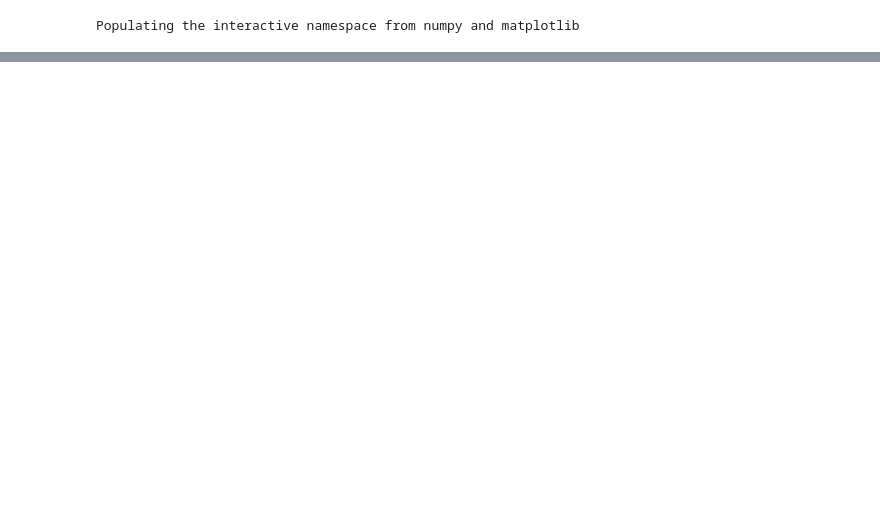
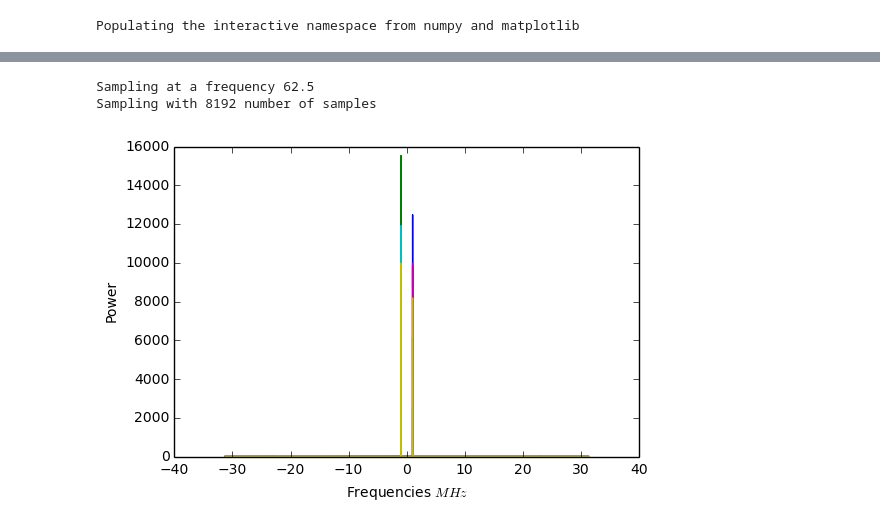
Before and after one commit to ahermosillo/ugastro121, a Jupyter notebook: aquariusLab2/Lab2_tests.ipynb, the cells around one changed output, grey strips where cells are left out. Drawn from its saved outputs; the diff is of its cells as text; code cells hidden in the pictures; blank space fills up the shorter version.

Commit message:
improved collect_data and test

```diff
--- a/aquariusLab2/Lab2_tests.ipynb
+++ b/aquariusLab2/Lab2_tests.ipynb
@@ -404,0 +399,13 @@ np.savetxt('1419_1block', ugradio.pico.capture_data('100mV', divisor = 1, dual_m
+# %%
+notest = 0.1*np.genfromtxt('notest_1420')/(2.**15)
+test_1421 = 0.1*np.genfromtxt('1421_5blocks')/2.**15
+test_1419 = 0.1*np.genfromtxt('1419_5blocks')/2.**15
+# type(notest)
+notest_comp = collect_data.make_complex(5, data =test_1419, div= 1)
+collect_data.plot_power(1, 2**13, notest_comp)
+# type(np.array([]))
+# not isinstance(notest, np.ndarray)
+# %% [output]
+Sampling at a frequency 62.5
+Sampling with 8192 number of samples
+[figure, added]
```
Also changed, not shown: parts of 59 cells of this notebook, 2 other files.
